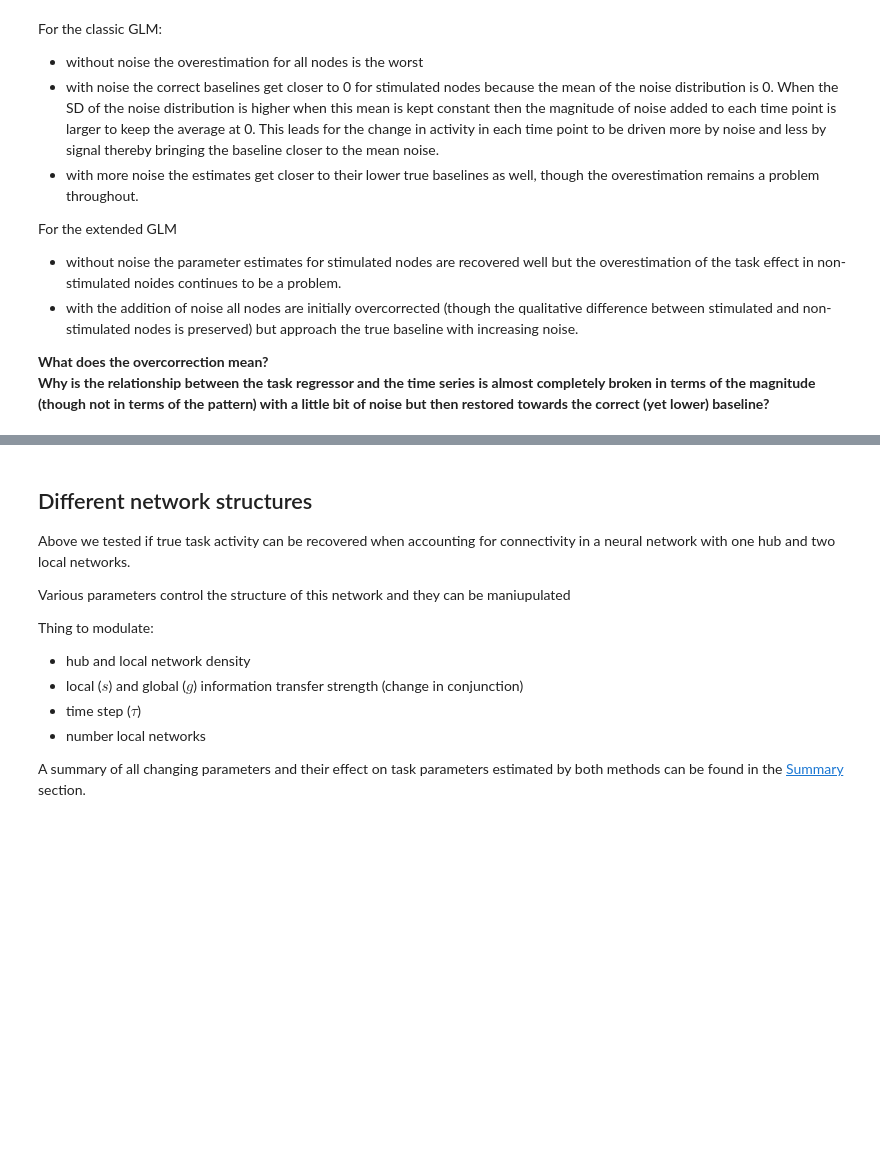
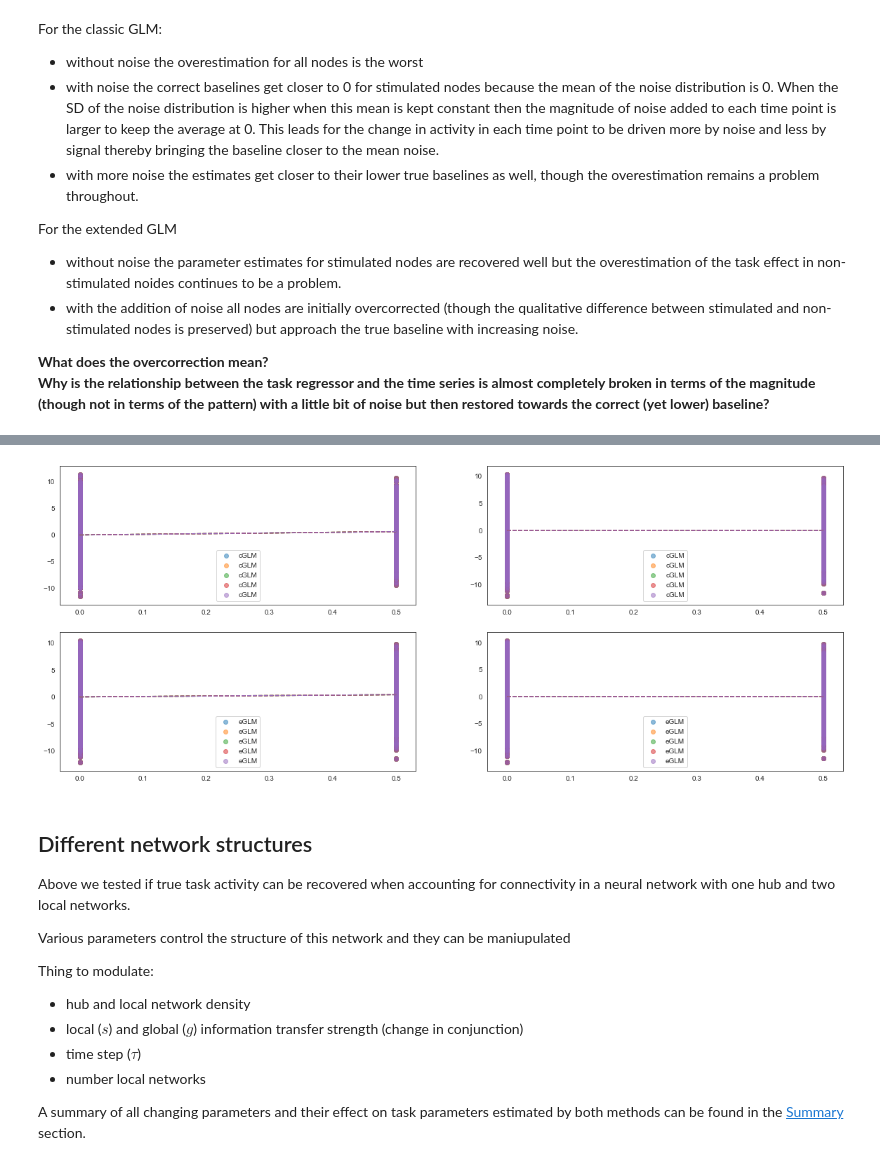
Before and after one commit to zenkavi/DevStudy_FmriNbs, a Jupyter notebook: notebooks/informationtransfermapping/TheoreticalResults/Zenkavi_Simulations/Extended_GLM_neural_network_level.ipynb, the cells around one changed output, grey strips where cells are left out. Drawn from its saved outputs; the diff is of its cells as text; code cells hidden in the pictures; blank space fills up the shorter version.

```diff
--- a/notebooks/informationtransfermapping/TheoreticalResults/Zenkavi_Simulations/Extended_GLM_neural_network_level.ipynb
+++ b/notebooks/informationtransfermapping/TheoreticalResults/Zenkavi_Simulations/Extended_GLM_neural_network_level.ipynb
@@ -597,33 +611,49 @@ IV and DVs for both GLMs
 plt.rcParams["figure.figsize"][0] = 15
 plt.rcParams["figure.figsize"][1] = 12
 # %%
-tmp = ['noise_0','noise_2']
-tmp2 = [0, 55]
-fig, a = plt.subplots(2,2)
+noise_levels = rkeys
+plot_nodes = {"stim": 1, "non_stim": 55}
+glm_types = ["ucr", "ext"]
 
-for i in range(len(tmp2)):
-    for j in range(len(tmp)):
-        #drop last column (from which the task beta is extracted)
-        res_x = ext_glms[tmp[j]]['ext_mods'][tmp2[i]].exog[:,:-1]
-        raw_y = ext_glms[tmp[j]]['ext_mods'][tmp2[i]].endog
-        res_mod = sm.OLS(raw_y, res_x).fit()
-        res_y = res_mod.resid
+clm_var = glm_types
+row_var = plot_nodes
+col_var = noise_levels
 
-        a[i, j].scatter(td_stimtimes_0_5[0][1:], raw_y, label = "cGLM", alpha=.5)
-        a[i, j].scatter(td_stimtimes_0_5[0][1:], res_y, label = "eGLM", alpha=.5)
+fig, a = plt.subplots(len(clm_var), len(row_var))
 
-        #add two regression lines to all plots
-        xvals = np.arange(0,.6,.1)
-        s1 = ucr_glms[tmp[j]]['ucr_task_betas'][tmp2[i]]
-        s2 = ext_glms[tmp[j]]['ext_task_betas'][tmp2[i]]
-        y1 = s1*xvals
-        y2 = s2*xvals
+task_x = td_stimtimes_0_5[0][1:]
+xvals = np.arange(0,.6,.1)
 
-        a[i, j].plot(xvals, y1, '--', color = "C0")
-        a[i, j].plot(xvals, y2, '--', color = "C1")
+for i in range(len(clm_var)):
+    for j in range(len(row_var)):
+        for k in range(len(col_var)):
 
-        a[i, j].set_title(tmp[j]+" node:"+str(tmp2[i]))
-        a[i, j].legend(loc="lower center")
+            #drop last column (from which the task beta is extracted)
+            #ext_glms[noise_level]['ext_mods'][node]
+
+            cur_noise = noise_levels[i]
+            cur_node = plot_nodes[list(plot_nodes.keys())[j]]
+
+            if glm_types[i] == "ucr":
+                raw_y = ext_glms[cur_noise]['ext_mods'][cur_node].endog
+                a[i, j].scatter(task_x, raw_y, label = "cGLM", alpha=.5)
+                s = ucr_glms[cur_noise]['ucr_task_betas'][cur_node]
+                y = s*xvals
+                a[i, j].plot(xvals, y, '--', color = "C"+str(k))
+
+            if glm_types[i] == "ext":
+                res_x = ext_glms[cur_noise]['ext_mods'][cur_node].exog[:,:-1]
+                res_mod = sm.OLS(raw_y, res_x).fit()
+                res_y = res_mod.resid
+                a[i, j].scatter(task_x, res_y, label = "eGLM", alpha=.5)
+                s = ext_glms[cur_noise]['ext_task_betas'][cur_node]
+                y = s*xvals
+                a[i, j].plot(xvals, y, '--', color = "C"+str(k))
+
+            #a[i, j].set_title(tmp[j]+" node:"+str(tmp2[i]))
+            a[i, j].legend(loc="lower center")
+# %% [output]
+[figure, added]
 # %% [markdown]
 ## Different network structures
 
```
Also changed, not shown: parts of 4 cells of this notebook.
